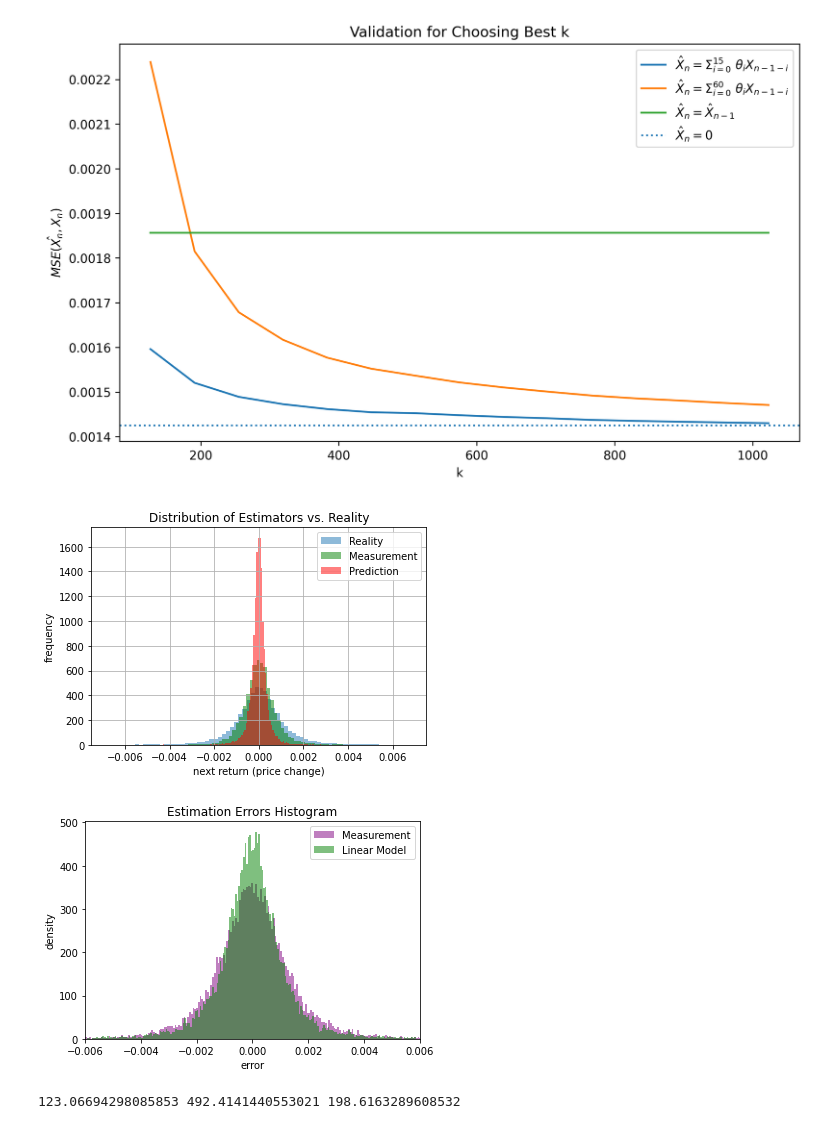
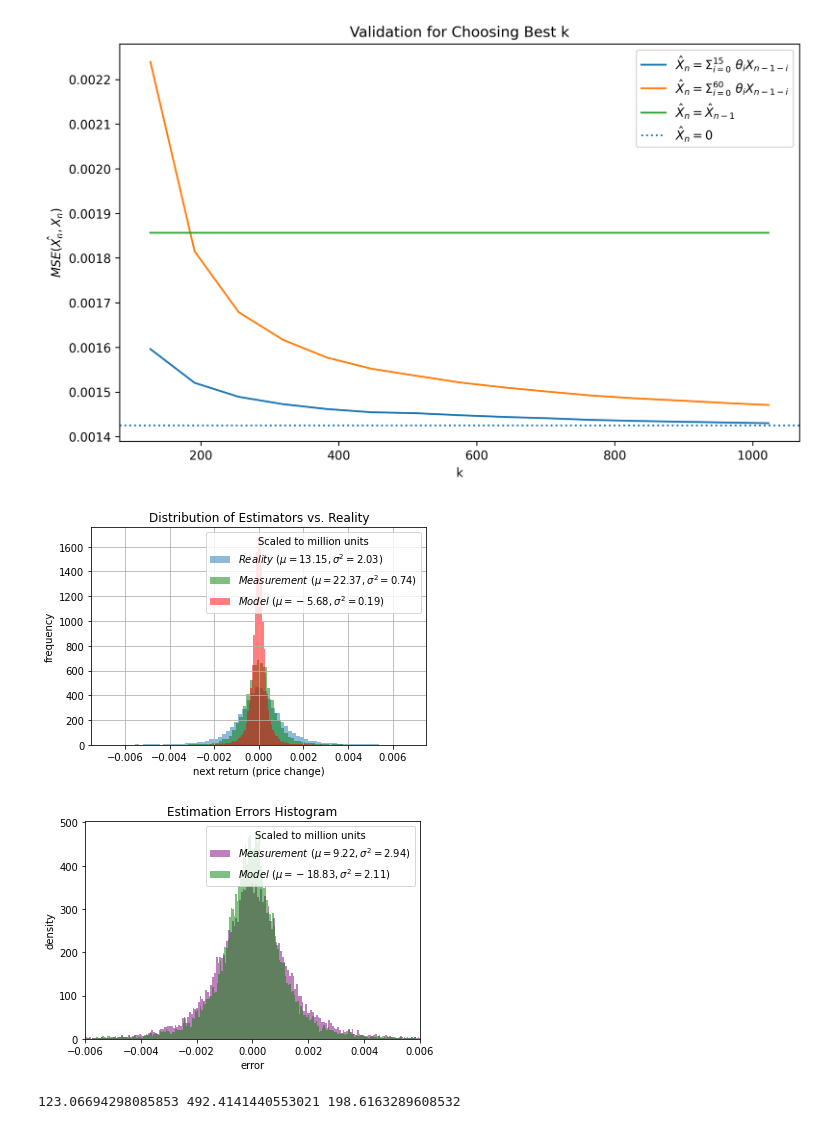
Before and after one commit to MohsenGhodrati/cvx_project_Kalman_Filter, a Jupyter notebook: Experiments.ipynb, the cells around one changed output. Cells and saved outputs as stored; diff of their text form; code cells hidden in the pictures.

```diff
--- a/Experiments.ipynb
+++ b/Experiments.ipynb
@@ -293,32 +293,48 @@ results.set_index('Unnamed: 0', drop=True, inplace=True)
 results.index.name = None
 results = results.astype(float)
 # %%
-results['Reality'].hist(bins=300, alpha=0.5, label='Reality', density=True)
-results['Measurement'].hist(bins=300, alpha=0.5, color='green', label='Measurement', density=True)
-results['Prediction'].hist(bins=300, alpha=0.5, color='red', label='Prediction', density=True)
+results['Reality'].hist(
+    bins=300, alpha=0.5, density=True,
+    label=r'$Reality\ (\mu={:.2f}, \sigma^2={:.2f})$'.format(
+        results['Reality'].mean()*1000000, results['Reality'].var()*1000000))
+results['Measurement'].hist(
+    bins=300, alpha=0.5, color='green', density=True,
+    label=r'$Measurement\ (\mu={:.2f}, \sigma^2={:.2f})$'.format(
+        results['Measurement'].mean()*1000000, results['Measurement'].var()*1000000))
+results['Prediction'].hist(
+    bins=300, alpha=0.5, color='red', density=True,
+    label=r'$Model\ (\mu={:.2f}, \sigma^2={:.2f})$'.format(
+        results['Prediction'].mean()*1000000, results['Prediction'].var()*1000000))
 plt.xlim([-0.0075, 0.0075])
-plt.legend()
+plt.legend(title='Scaled to million units')
 plt.title('Distribution of Estimators vs. Reality')
 plt.xlabel('next return (price change)')
 plt.ylabel('frequency')
 plt.savefig('plots/histogram.png', dpi=300)
 plt.show()
 # %% [output]
-[figure, old version]
+[figure, new version]
 # %%
-plt.hist(results['Measurement'] - results['Reality'],
-         bins=1000, alpha=0.5, color='purple', label='Measurement', density=True)
-plt.hist(results['Prediction'] - results['Reality'],
-         bins=1000, alpha=0.5, color='green', label='Linear Model', density=True)
+tmp = results['Measurement'] - results['Reality']
+plt.hist(
+    tmp,
+    bins=1000, alpha=0.5, color='purple', density=True,
+    label=r'$Measurement\ (\mu={:.2f}, \sigma^2={:.2f})$'.format(tmp.mean()*1000000, tmp.var()*1000000))
+
+tmp = results['Prediction'] - results['Reality']
+plt.hist(
+    tmp,
+    bins=1000, alpha=0.5, color='green', density=True,
+    label=r'$Model\ (\mu={:.2f}, \sigma^2={:.2f})$'.format(tmp.mean()*1000000, tmp.var()*1000000))
 plt.xlim([-0.006, 0.006])
-plt.legend()
+plt.legend(title='Scaled to million units')
 plt.title('Estimation Errors Histogram')
 plt.xlabel('error')
 plt.ylabel('density')
 plt.savefig('plots/Error histogram.png', dpi=300)
 plt.show()
 # %% [output]
-[figure, old version]
+[figure, new version]
 # %%
 # k = 255
 # m = 60
```
Also changed, not shown: 1 other file.
